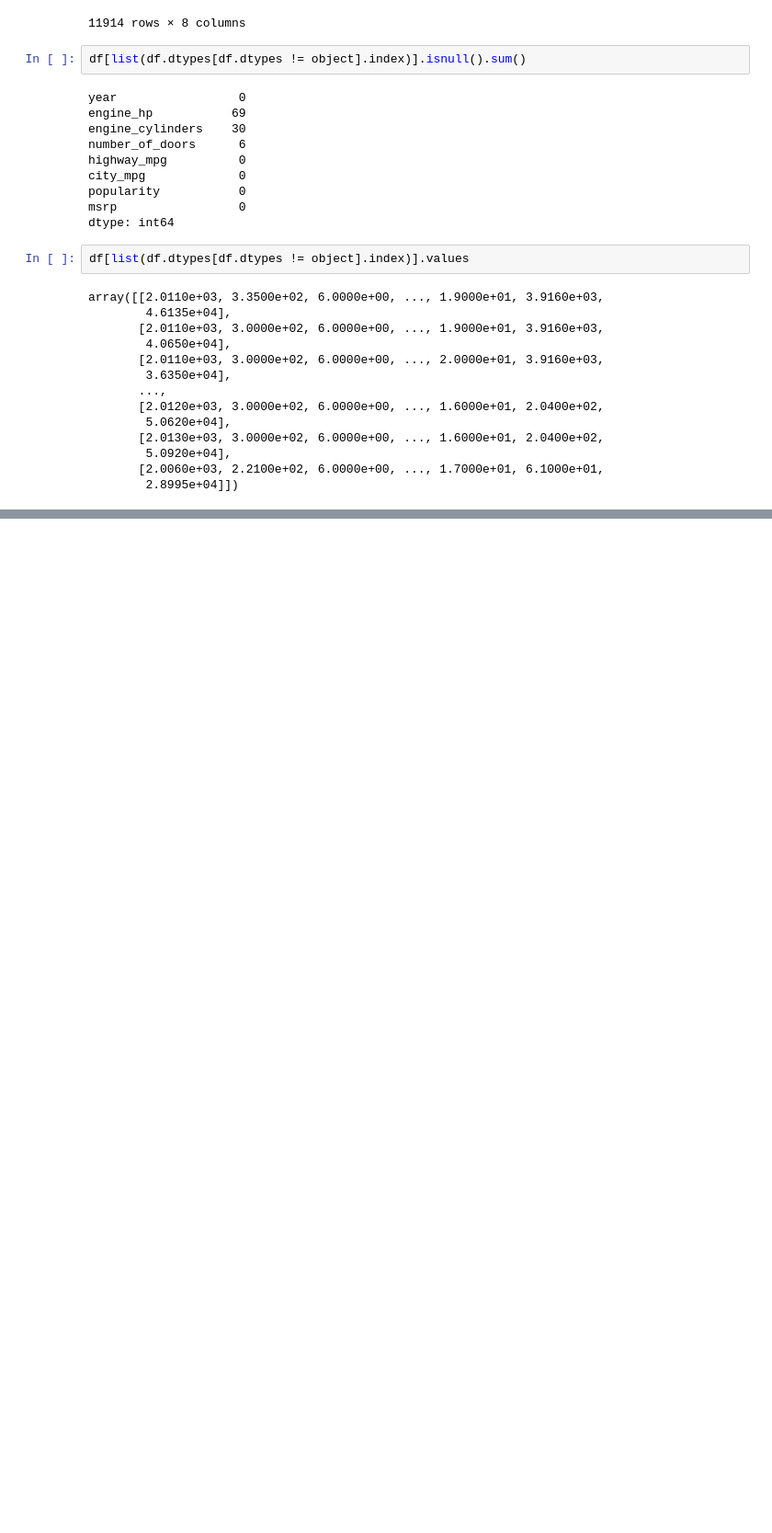
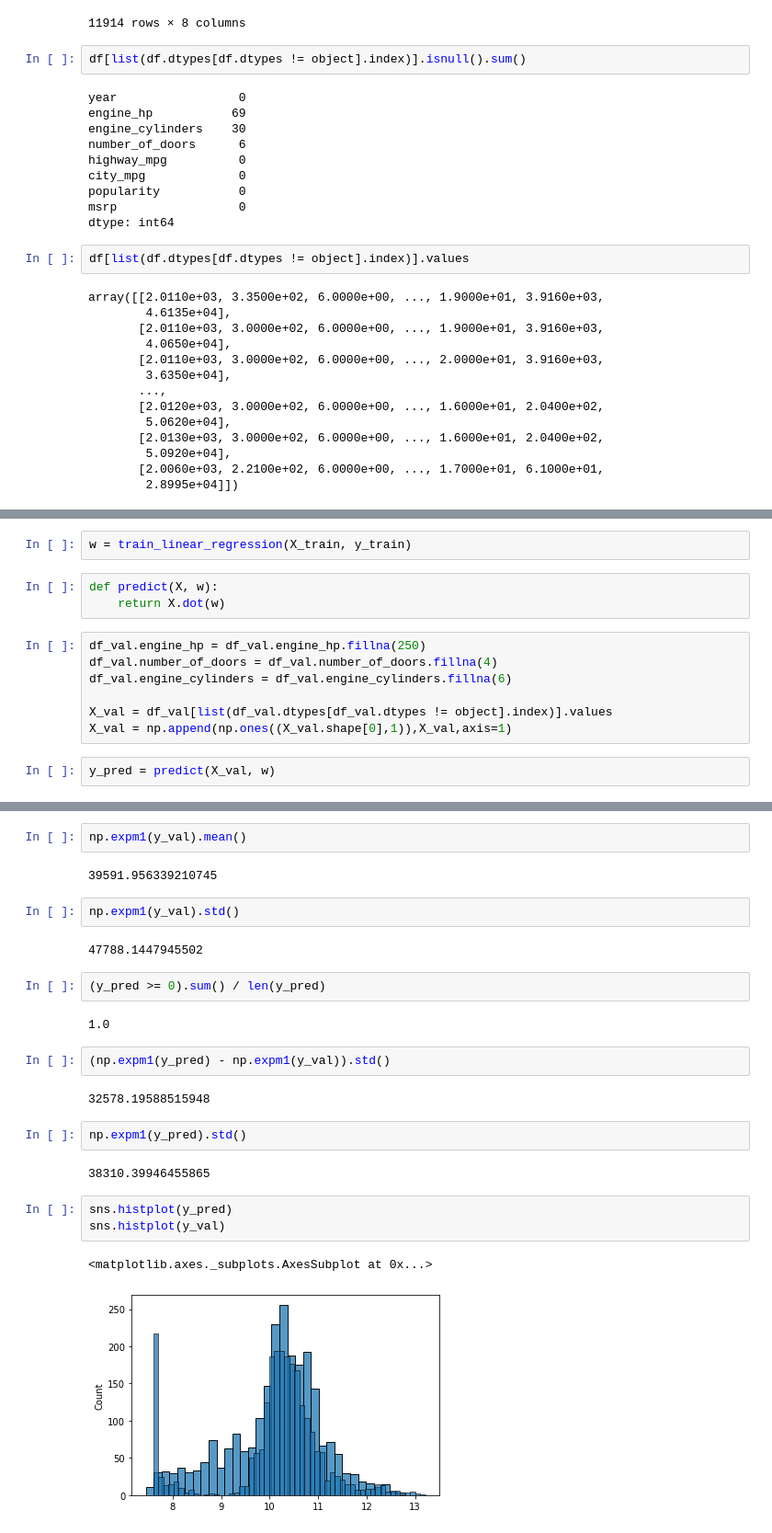
Before and after one commit to nicepeopleproject/ml_linear_regression, a Jupyter notebook: car_price_prediction.ipynb, the cells around one changed output, grey strips where cells are left out. Shown at 92% size. Cells and saved outputs as stored; diff of their text form; blank space fills up the shorter version.

```diff
--- a/car_price_prediction.ipynb
+++ b/car_price_prediction.ipynb
@@ -872,0 +928,14 @@ array([[2.0110e+03, 3.3500e+02, 6.0000e+00, ..., 1.9000e+01, 3.9160e+03,
+# %%
+w = train_linear_regression(X_train, y_train)
+# %%
+def predict(X, w):
+    return X.dot(w)
+# %%
+df_val.engine_hp = df_val.engine_hp.fillna(250)
+df_val.number_of_doors = df_val.number_of_doors.fillna(4)
+df_val.engine_cylinders = df_val.engine_cylinders.fillna(6)
+
+X_val = df_val[list(df_val.dtypes[df_val.dtypes != object].index)].values
+X_val = np.append(np.ones((X_val.shape[0],1)),X_val,axis=1)
+# %%
+y_pred = predict(X_val, w)
@@ -872,0 +950,26 @@ array([[2.0110e+03, 3.3500e+02, 6.0000e+00, ..., 1.9000e+01, 3.9160e+03,
+# %%
+np.expm1(y_val).mean()
+# %% [output]
+39591.956339210745
+# %%
+np.expm1(y_val).std()
+# %% [output]
+47788.1447945502
+# %%
+(y_pred >= 0).sum() / len(y_pred)
+# %% [output]
+1.0
+# %%
+(np.expm1(y_pred) - np.expm1(y_val)).std()
+# %% [output]
+32578.19588515948
+# %%
+np.expm1(y_pred).std()
+# %% [output]
+38310.39946455865
+# %%
+sns.histplot(y_pred)
+sns.histplot(y_val)
+# %% [output]
+<matplotlib.axes._subplots.AxesSubplot at 0x...>
+[figure, added]
```
Also changed, not shown: parts of 50 cells of this notebook.
